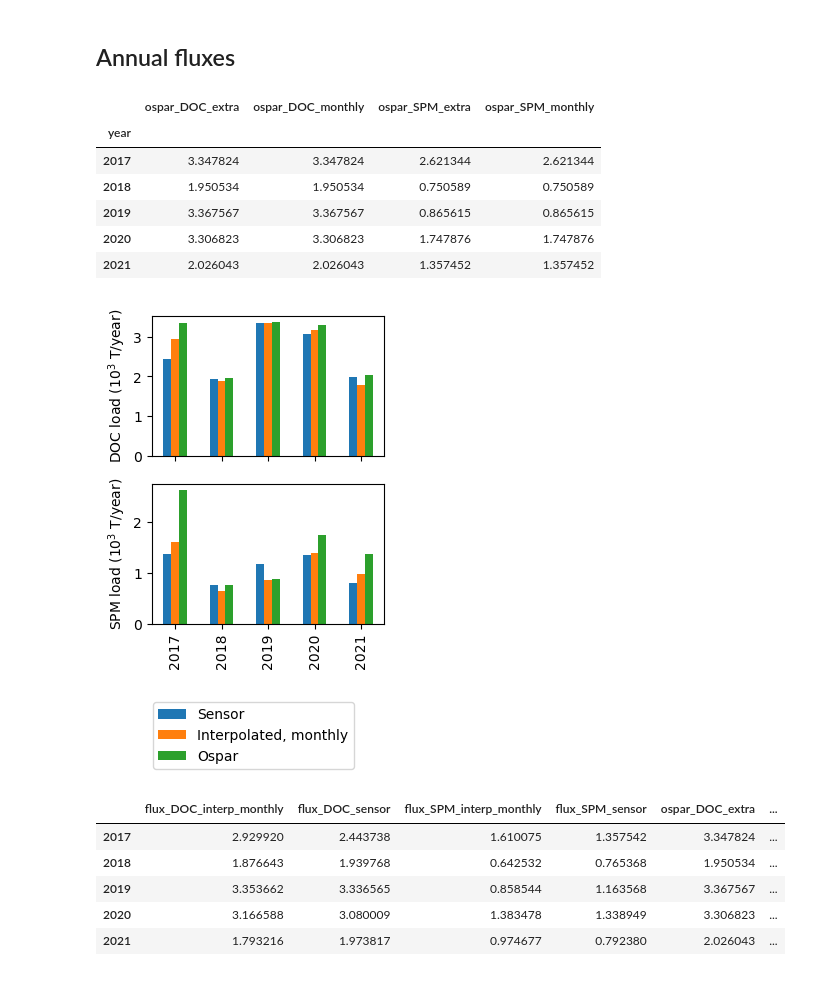
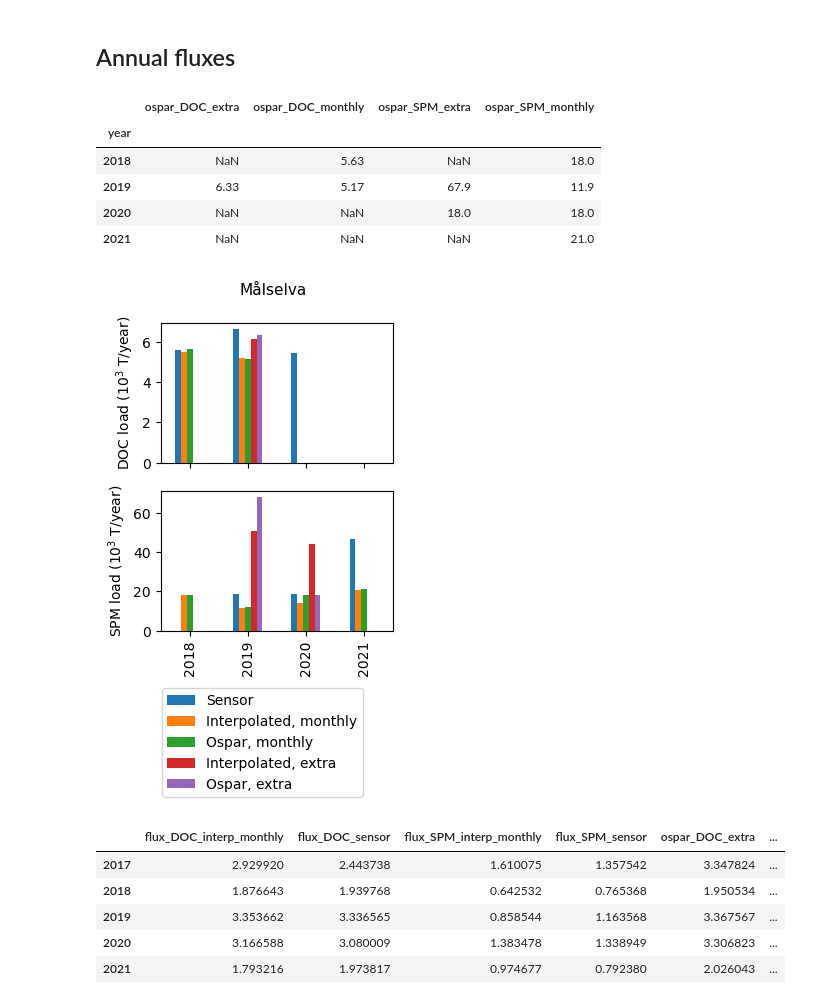
Before and after one commit to NIVANorge/maalselva, a Jupyter notebook: 2022_MD/code/md_option4_python.ipynb, the cells around one changed output. Drawn from its saved outputs; the diff is of its cells as text; code cells hidden in the pictures.

Commit message:
Monthly fluxes output

```diff
--- a/2022_MD/code/md_option4_python.ipynb
+++ b/2022_MD/code/md_option4_python.ipynb
@@ -15,7 +15,7 @@ mpl.rcParams["savefig.facecolor"]
 # %% [output]
 'auto'
 # %%
-site = "Storelva"  # Malselva or Storelva
+site = "Malselva"  # Malselva or Storelva
 
 start_date_dict = {"Malselva": "2018-01-01",
                    "Storelva": "2017-01-01"}  # Tho have data from 2016
@@ -1035,0 +1069,17 @@ if site == 'Malselva':
+# %%
+# SPM, 2020, Målselva
+if site == 'Malselva':
+    fig, axs = plt.subplots(2, 1, sharex=True, figsize=(8, 4))
+    fluxes_daily_df.loc['2020-01-01': '2020-12-31',
+                        ['SPM_interp_monthly', 'SPM_interp_extra', 'SPM_sensor']].plot(ax=axs[0])
+    axs[0].set_ylabel('Estimated SPM conc. (mg/l)')
+
+    axs[0].legend(labels=['Interpolated, monthly samples',
+                          'Interpolated, higher frequency', 'Estimated from sensor'])
+
+    fluxes_daily_df.loc['2020-01-01': '2020-12-31',
+                        ['flux_SPM_interp_monthly', 'flux_SPM_interp_extra', 'flux_SPM_sensor']].plot(ax=axs[1], legend=False)
+    axs[1].set_ylabel('SPM flux (T/day)')
+
+    plt.tight_layout()
+    plt.savefig(r'../figures/SPM_daily_fluxes_%s_2021.png' % site)
@@ -1035,0 +1088,16 @@ if site == 'Malselva':
+# %%
+# SPM, 2021, Målselva
+if site == 'Malselva':
+    fig, axs = plt.subplots(2, 1, sharex=True, figsize=(8, 4))
+    fluxes_daily_df.loc['2021-01-01': '2021-12-31',
+                        ['SPM_interp_monthly', 'SPM_sensor']].plot(ax=axs[0])
+    axs[0].set_ylabel('Estimated SPM conc. (mg/l)')
+
+    axs[0].legend(labels=['Interpolated, monthly samples', 'Estimated from sensor'])
+
+    fluxes_daily_df.loc['2021-01-01': '2021-12-31',
+                        ['flux_SPM_interp_monthly', 'flux_SPM_sensor']].plot(ax=axs[1], legend=False)
+    axs[1].set_ylabel('SPM flux (T/day)')
+
+    plt.tight_layout()
+    plt.savefig(r'../figures/SPM_daily_fluxes_%s_2021.png' % site)
@@ -1205,11 +1273,10 @@ fluxes_ospar_df
 # %% [output]
 |  | ospar_DOC_extra | ospar_DOC_monthly | ospar_SPM_extra | ospar_SPM_monthly |
 | year |  |  |  |  |
-| 2017 | 3.347824 | 3.347824 | 2.621344 | 2.621344 |
-| 2018 | 1.950534 | 1.950534 | 0.750589 | 0.750589 |
-| 2019 | 3.367567 | 3.367567 | 0.865615 | 0.865615 |
-| 2020 | 3.306823 | 3.306823 | 1.747876 | 1.747876 |
-| 2021 | 2.026043 | 2.026043 | 1.357452 | 1.357452 |
+| 2018 | NaN | 5.63 | NaN | 18.0 |
+| 2019 | 6.33 | 5.17 | 67.9 | 11.9 |
+| 2020 | NaN | NaN | 18.0 | 18.0 |
+| 2021 | NaN | NaN | NaN | 21.0 |
 # %%
 fluxes_yr_df = fluxes_daily_df.loc[:, col_li].resample('Y').sum()
 # Convert to kilotonnes (10^3 tonnes/year)
@@ -1240,40 +1307,41 @@ for i, var in enumerate(['DOC', 'SPM']):
     if site == 'Malselva':
         var_li = ['flux_%s_sensor' % var,
                   'flux_%s_interp_monthly' % var,
+                  'ospar_%s_monthly' % var,
                   'flux_%s_interp_extra' % var,
-                  'ospar_%s_monthly' % var,
                   'ospar_%s_extra' % var]
     else:
         var_li = ['flux_%s_sensor' % var,
                   'flux_%s_interp_monthly' % var,
                   'ospar_%s_monthly' % var]
 
     fluxes_yr_df[var_li].plot(kind='bar',
                               ax=axs[i], legend=False)
 
     axs[i].set_ylabel('%s load (10$^3$ T/year)' % var)
     axs[i].set_xlabel('')
 
 # plt.tight_layout()
 
 if site == 'Malselva':
     legend = axs[1].legend(labels=['Sensor',
                                    'Interpolated, monthly',
+                                   'Ospar, monthly',
                                    'Interpolated, extra',
-                                   'Ospar, monthly',
                                    'Ospar, extra'],
                  loc='right', bbox_to_anchor=(0.9, -0.8),
                  fancybox=True)
 else:
     legend = axs[1].legend(labels=['Sensor',
                                    'Interpolated, monthly',
                                    'Ospar'],
              loc='right', bbox_to_anchor=(0.9, -0.8),
              fancybox=True)
+plt.suptitle("%s" % site_name_dict[site], size=11);
 
 plt.savefig(r'../figures/fluxes_annual_%s.png' % site, bbox_extra_artists=(legend,), bbox_inches='tight')
 # %% [output]
-[figure, old version]
+[figure, new version]
 # %%
 fluxes_yr_df.to_csv(r'../data/fluxes_annual_%s.csv' % site)
 # %%
```
Also changed, not shown: parts of 41 cells of this notebook, 4 other files.
